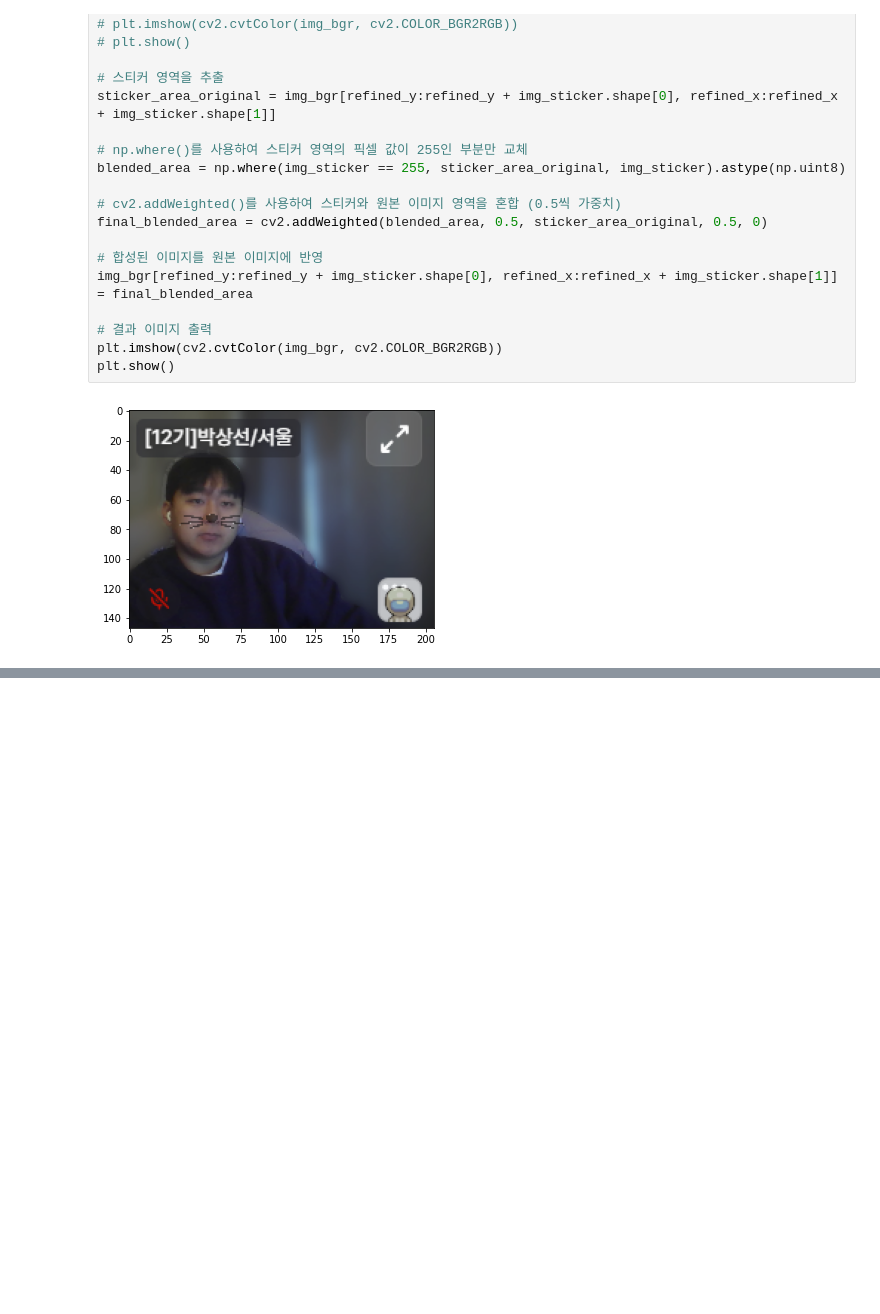
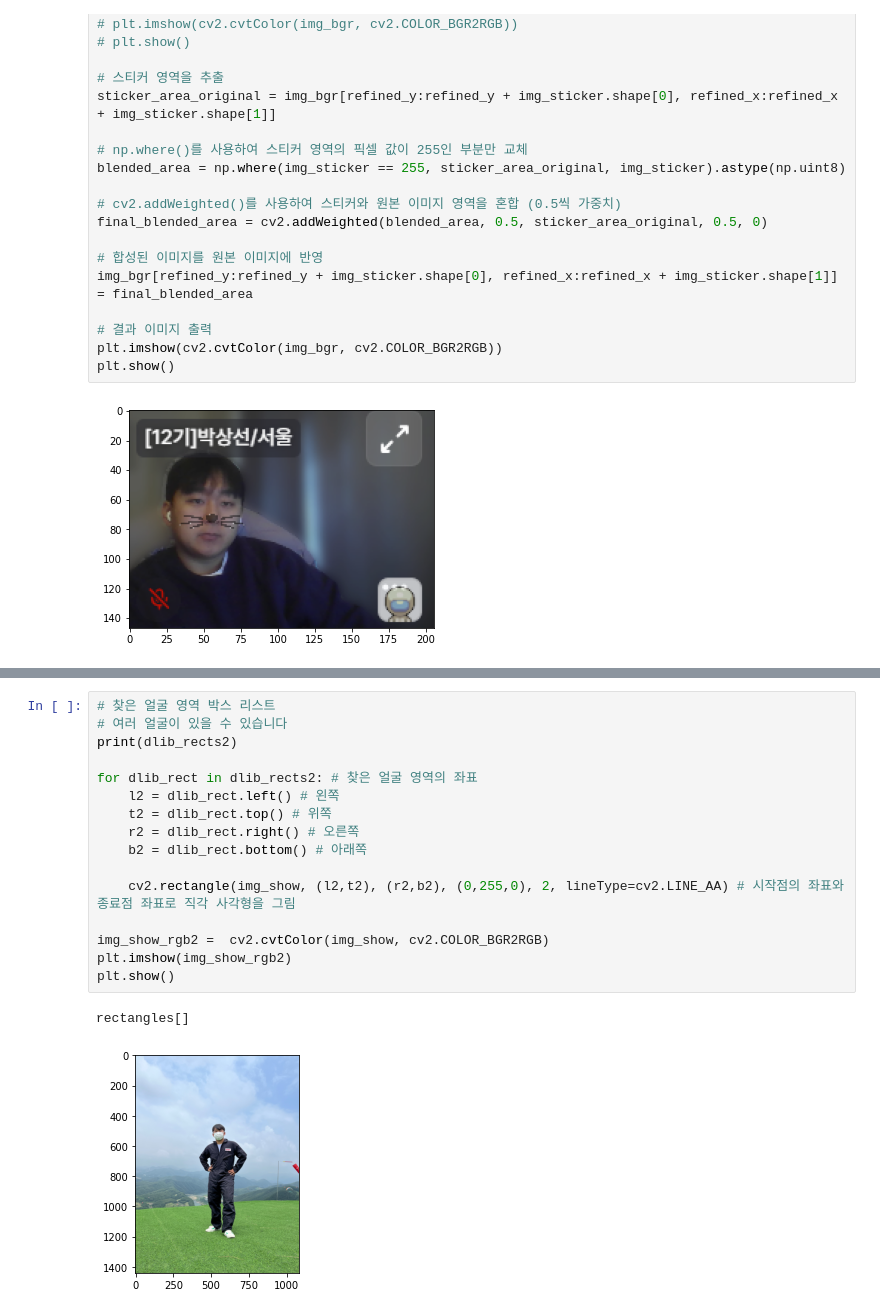
Before and after one commit to sano820/AIFFEL_quest_rs, a Jupyter notebook: Exploration/Ex03/Camera_sticker_project.ipynb, the cells around one changed output, grey strips where cells are left out. Drawn from its saved outputs; the diff is of its cells as text; blank space fills up the shorter version.

```diff
--- a/Exploration/Ex03/Camera_sticker_project.ipynb
+++ b/Exploration/Ex03/Camera_sticker_project.ipynb
@@ -212,0 +234,19 @@ plt.show()
+# %%
+# 찾은 얼굴 영역 박스 리스트
+# 여러 얼굴이 있을 수 있습니다
+print(dlib_rects2)
+
+for dlib_rect in dlib_rects2: # 찾은 얼굴 영역의 좌표
+    l2 = dlib_rect.left() # 왼쪽
+    t2 = dlib_rect.top() # 위쪽
+    r2 = dlib_rect.right() # 오른쪽
+    b2 = dlib_rect.bottom() # 아래쪽
+
+    cv2.rectangle(img_show, (l2,t2), (r2,b2), (0,255,0), 2, lineType=cv2.LINE_AA) # 시작점의 좌표와 종료점 좌표로 직각 사각형을 그림
+
+img_show_rgb2 =  cv2.cvtColor(img_show, cv2.COLOR_BGR2RGB)
+plt.imshow(img_show_rgb2)
+plt.show()
+# %% [output]
+rectangles[]
+[figure, added]
```
Also changed, not shown: parts of 23 cells of this notebook, 3 other files.
